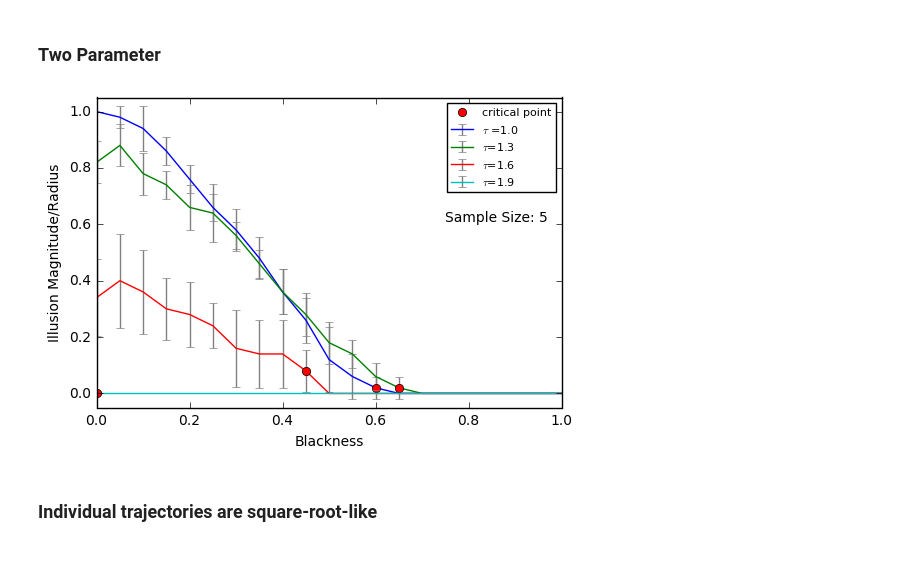
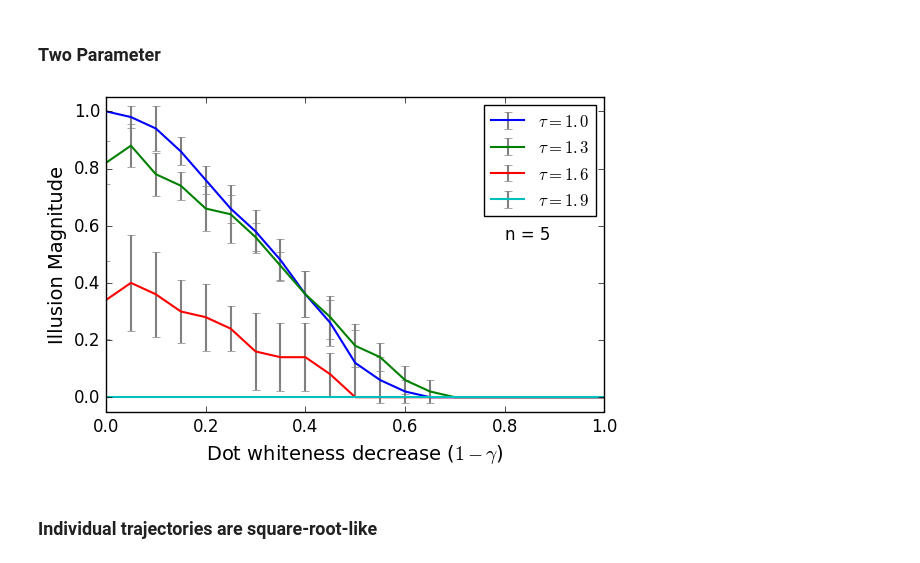
Before and after one commit to sunericd/Contrast-dynamics-of-Scintillating-and-Hermann-Grid-illusions, a Jupyter notebook: mainFigures.ipynb, the cells around one changed output. Drawn from its saved outputs; the diff is of its cells as text; code cells hidden in the pictures.

```diff
--- a/mainFigures.ipynb
+++ b/mainFigures.ipynb
@@ -146,23 +228,29 @@ def graphTwoParam (file_list, exp_list, title='none', xtitle='none', critical_po
     # Plotting
     i = 0
     for datas in mean_datas:
-        pl.errorbar(labels_list[i], datas, yerr=std_list[i], ecolor='gray', label=exp_list[i])
-        if critical_point is not "none":
-            crit_idx = labels.index(critical_point[i])
-            if i == 0:
-                pl.plot(critical_point[i], datas[crit_idx], 'ro', label='critical point')
-            else:
-                pl.plot(critical_point[i], datas[crit_idx], 'ro')
+        pl.errorbar(labels_list[i], datas, yerr=std_list[i], ecolor='gray', linewidth=1.5, label=exp_list[i])
+        #if critical_point is not "none":
+        #    crit_idx = labels.index(critical_point[i])
+        #    if i == 0:
+        #        pl.plot(critical_point[i], datas[crit_idx], 'ro', label='critical point')
+        #    else:
+        #        pl.plot(critical_point[i], datas[crit_idx], 'ro')
         i += 1
 
-    pl.annotate('Sample Size: '+str(sample_size), xy=(0.75, 0.6), xycoords='axes fraction')
+    pl.annotate('n = '+str(sample_size), xy=(0.8, 0.55), fontsize=12, xycoords='axes fraction')
+    #pl.ylim([-0.05, 1.05])
+    pl.legend(numpoints=1, fontsize=12)
+    #pl.title('Dot element: dual parameter')
+    pl.ylabel('Illusion Magnitude', fontsize=14)
+    pl.xlabel(r'Dot whiteness decrease ($1-\gamma$)', fontsize=14)
+    filename='twoparam'
     pl.ylim([-0.05, 1.05])
-    pl.legend(numpoints=1, prop={'size': 8})
-    #pl.title('Dot element: dual parameter')
-    pl.ylabel('Illusion Magnitude/Radius')
-    pl.xlabel('Blackness')
-    filename='twoparam'
-    pl.savefig("./Figures/"+filename, dpi=500)
+    pl.xlim([min(labels), max(labels)])
+    pl.legend(numpoints=1, fontsize=12)
+    pl.tick_params(axis='both', which='major', labelsize=12)
+    pl.tick_params(axis='both', which='minor', labelsize=12)
+    pl.tight_layout()
+    pl.savefig("./Figures/"+filename, dpi=700)
     pl.show()
 # %%
 def plotIndividuals (filename, title='none', xtitle='none'):
@@ -236,10 +372,10 @@ Grapher("HG_bg", "HG_bg_bin", title='none', xtitle = 'Blackness',
 ### Two Parameter
 # %%
 graphTwoParam(['2pm_10', '2pm_13', '2pm_16', '2pm_19'],
-              [r'$\tau$ =1.0', r'$\tau$=1.3', r'$\tau$=1.6', r'$\tau$=1.9'],
+              [r'$\tau=1.0$', r'$\tau=1.3$', r'$\tau=1.6$', r'$\tau=1.9$'],
               critical_point=[0.60, 0.65, 0.45, 0])
 # %% [output]
-[figure, old version]
+[figure, new version]
 # %% [markdown]
 ### Individual trajectories are square-root-like
 # %%
```
Also changed, not shown: parts of 10 cells of this notebook, 1 other file.
